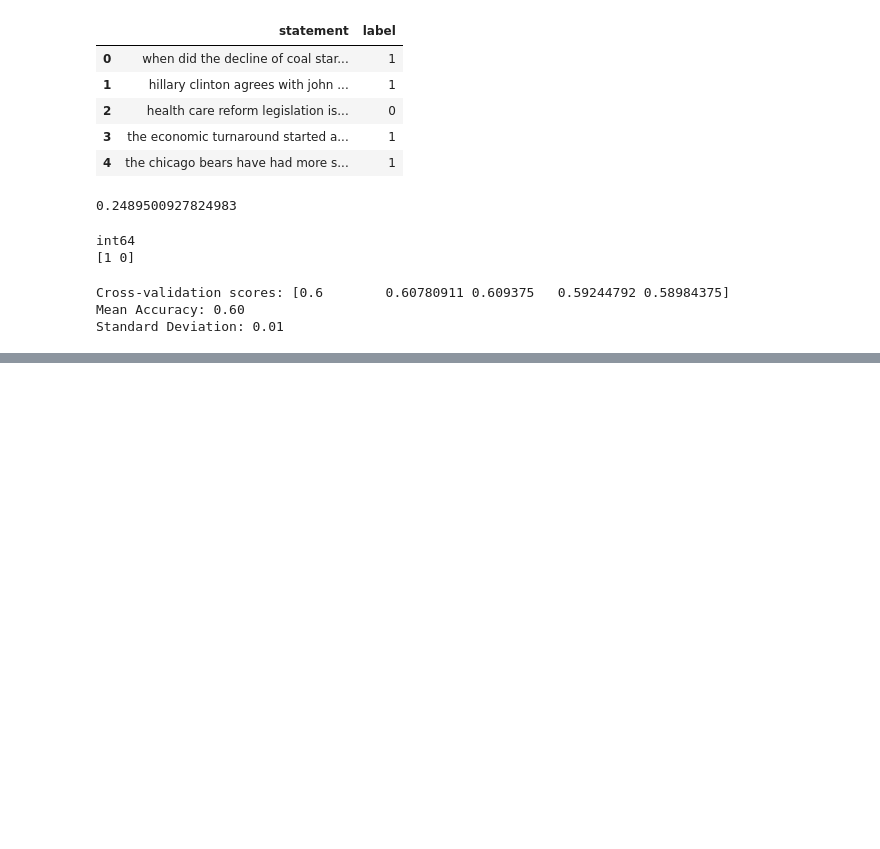
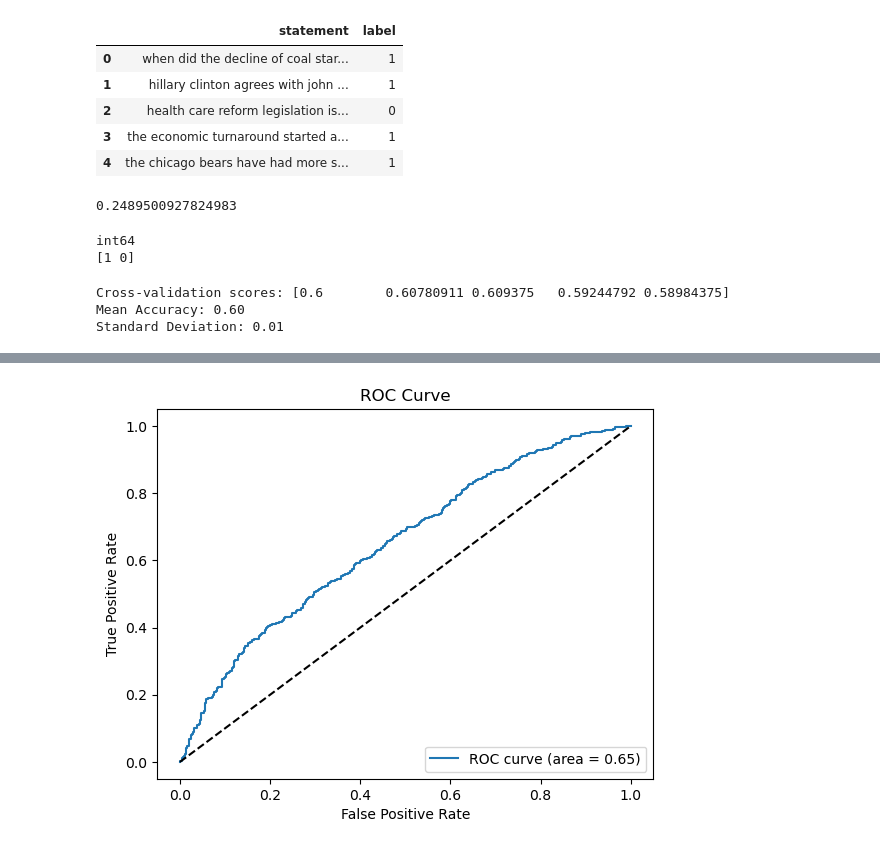
Before and after one commit to Luc656/NLP-Learning, a Jupyter notebook: Untitled.ipynb, the cells around one changed output, grey strips where cells are left out. Cells and saved outputs as stored; diff of their text form; code cells hidden in the pictures; blank space fills up the shorter version.

```diff
--- a/Untitled.ipynb
+++ b/Untitled.ipynb
@@ -102,6 +111,7 @@ def clean_text(text):
     return text
 # %%
 train.loc[:,'statement'] = train['statement'].apply(clean_text)
+test.loc[:,'statement'] = test['statement'].apply(clean_text)
 # %%
 train.head()
 # %% [output]
@@ -145,0 +192,16 @@ Standard Deviation: 0.01
+# %%
+y_pred_proba = pipeline.predict_proba(X_test)[:, 1]  # Probability of positive class
+
+# 6. ROC Curve and AUC
+fpr, tpr, _ = roc_curve(y_test, y_pred_proba)
+roc_auc = auc(fpr, tpr)
+plt.figure()
+plt.plot(fpr, tpr, label=f'ROC curve (area = {roc_auc:.2f})')
+plt.plot([0, 1], [0, 1], 'k--')
+plt.xlabel('False Positive Rate')
+plt.ylabel('True Positive Rate')
+plt.title('ROC Curve')
+plt.legend(loc="lower right")
+plt.show()
+# %% [output]
+[figure, added]
```
Also changed, not shown: parts of 13 cells of this notebook.
